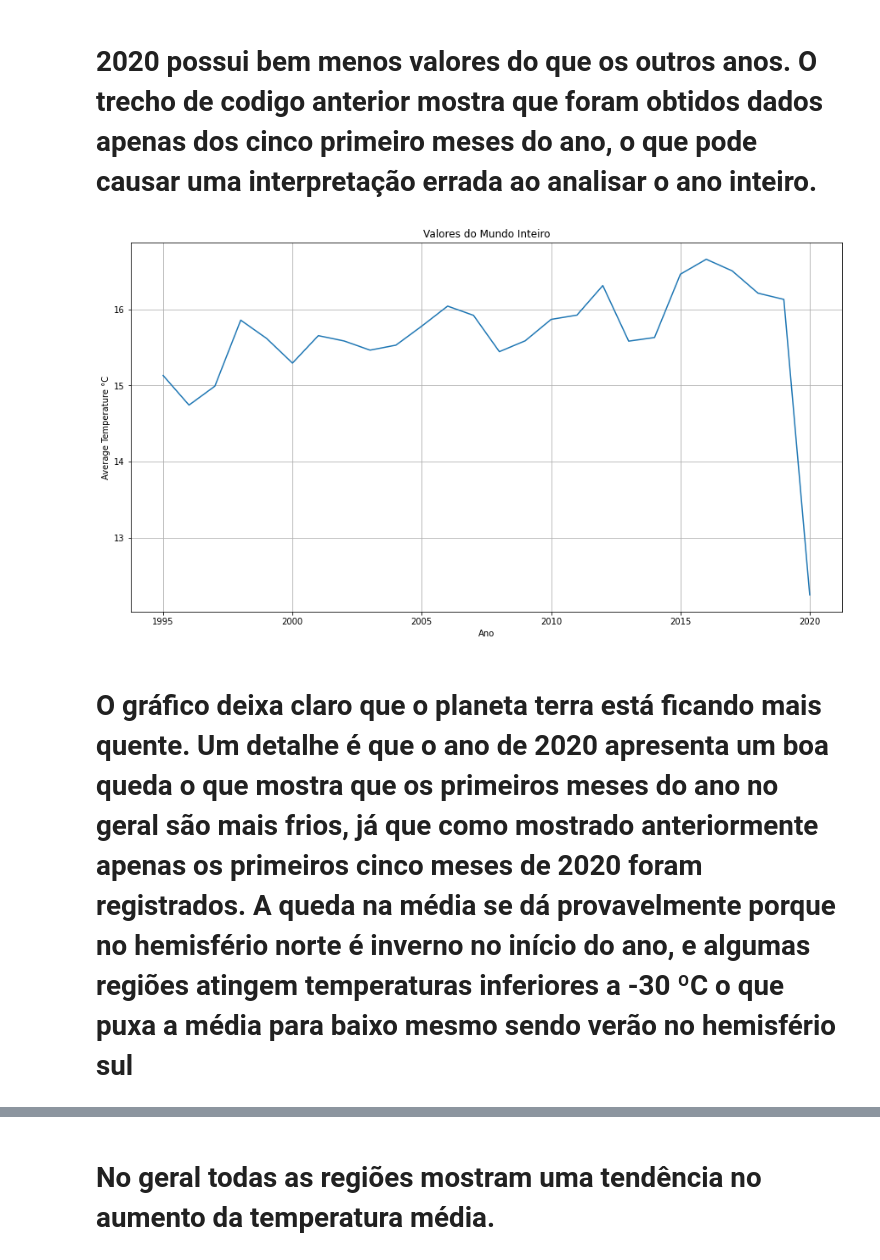
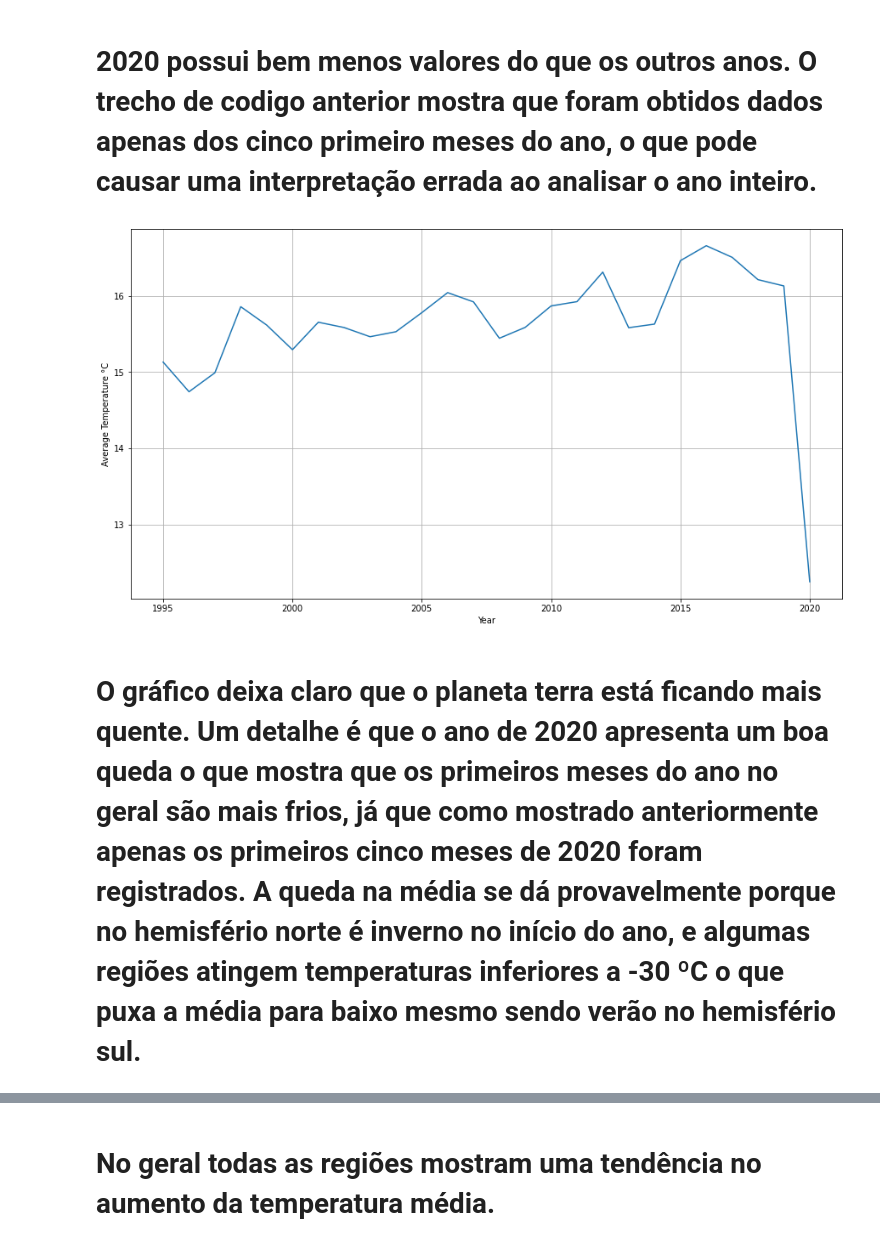
Before and after one commit to LGustavoAN/World-Temperature-EDA, a Jupyter notebook: temperature.ipynb, the cells around one changed output, grey strips where cells are left out. Saved outputs shown, nothing was run; the diff lists cells and outputs as text; code cells hidden in the pictures.

```diff
--- a/temperature.ipynb
+++ b/temperature.ipynb
@@ -197,17 +197,16 @@ array([1, 2, 3, 4, 5])
 # %%
 plt.subplots(figsize=(15,8))
 years = df['Year'].unique()
 y = pd.DataFrame(df.groupby('Year')['AvgCelsius'].mean())
 plt.plot(years, y)
-plt.xlabel('Ano')
+plt.xlabel('Year')
 plt.ylabel('Average Temperature °C')
-plt.title('Valores do Mundo Inteiro')
 plt.grid(axis='both')
 plt.show()
 # %% [output]
-[figure, old version]
+[figure, new version]
 # %% [markdown]
-# O gráfico deixa claro que o planeta terra está ficando mais quente. Um detalhe é que o ano de 2020 apresenta um boa queda o que mostra que os primeiros meses do ano no geral são mais frios, já que como mostrado anteriormente apenas os primeiros cinco meses de 2020 foram registrados. A queda na média se dá provavelmente porque no hemisfério norte é inverno no início do ano, e algumas regiões atingem temperaturas inferiores a -30 ºC o que puxa a média para baixo mesmo sendo verão no hemisfério sul
+# O gráfico deixa claro que o planeta terra está ficando mais quente. Um detalhe é que o ano de 2020 apresenta um boa queda o que mostra que os primeiros meses do ano no geral são mais frios, já que como mostrado anteriormente apenas os primeiros cinco meses de 2020 foram registrados. A queda na média se dá provavelmente porque no hemisfério norte é inverno no início do ano, e algumas regiões atingem temperaturas inferiores a -30 ºC o que puxa a média para baixo mesmo sendo verão no hemisfério sul.
 # %%
 def plot_region(df, region):
   i = df[df.Region == region].index
```
Also changed, not shown: parts of 3 cells of this notebook.
